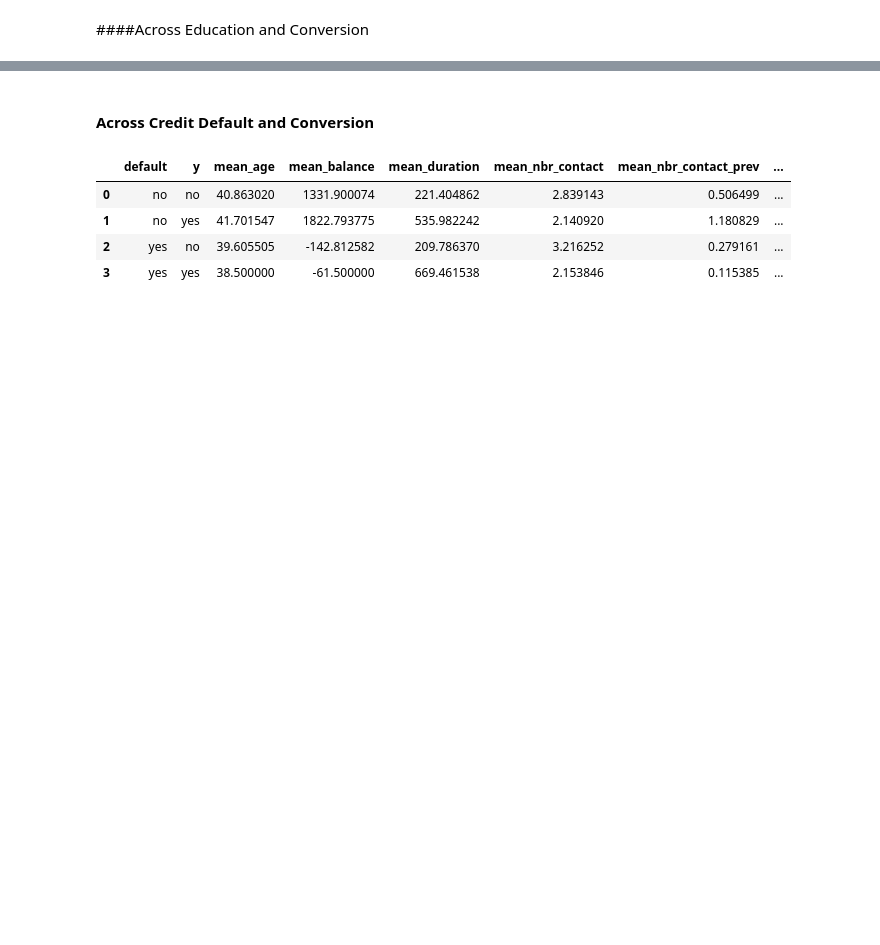
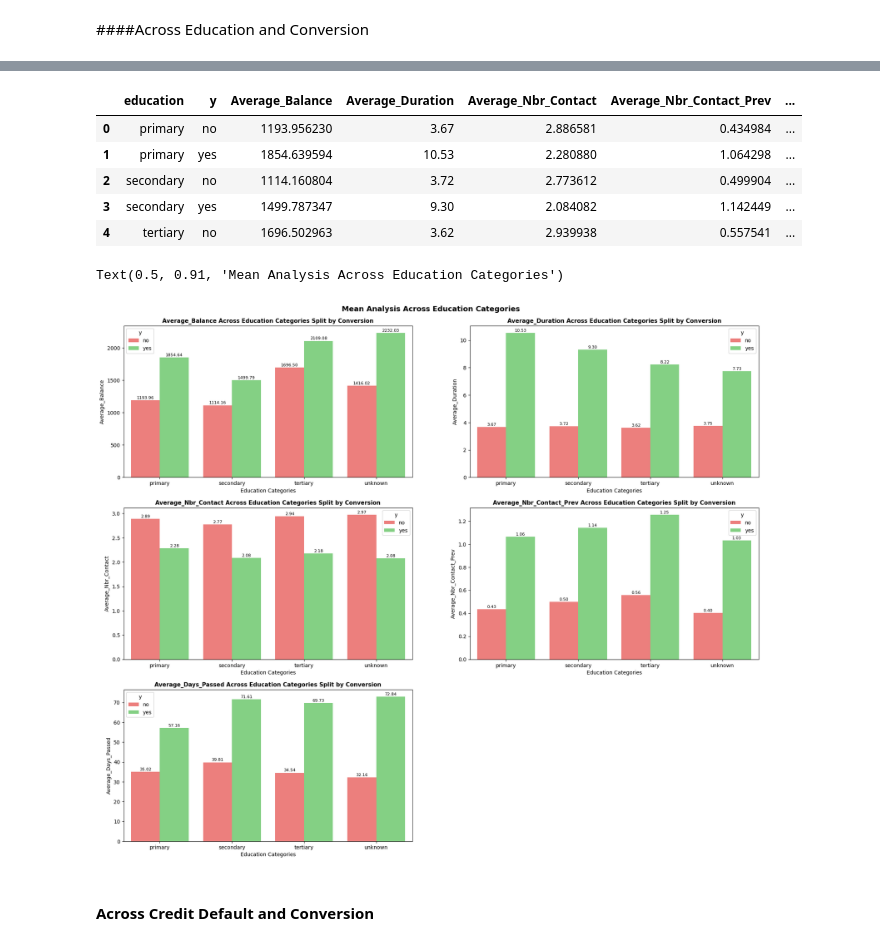
Before and after one commit to chayanbasu007/td_cross_sell_model, a Jupyter notebook: TD_Cross_Sell_Model.ipynb, the cells around one changed output, grey strips where cells are left out. Cells and saved outputs as stored; diff of their text form; code cells hidden in the pictures; blank space fills up the shorter version.

```diff
--- a/TD_Cross_Sell_Model.ipynb
+++ b/TD_Cross_Sell_Model.ipynb
@@ -923,17 +863,41 @@ Text(0.5, 1.0, 'Average Days Across Education Split by Conversion')
+# %%
+#Table
+education_td_df = df.groupby(['education','y']).agg(Average_Balance =('balance','mean'),
+                                  Average_Duration =('duration','mean'),
+                                  Average_Nbr_Contact =('campaign','mean'),
+                                  Average_Nbr_Contact_Prev =('previous','mean'),
+                                  Average_Days_Passed =('pdays','mean'),
+                                  ).reset_index()
+education_td_df['Average_Duration']= (education_td_df['Average_Duration']/60).round(2)
+display(education_td_df.head())
+
+
+#Figure
+fig,axes = plt.subplots(3,2,figsize =(22,18))
+axes = axes.flatten()
+k = 0
+
+for i in job_numeric:
+  sns.barplot(data = education_td_df, x='education', y=i, hue='y', errorbar=None, palette = custom_palette, ax = axes[k])
+  for container in axes[k].containers:
+        axes[k].bar_label(container, fmt='%0.2f', label_type='edge', padding=1, fontsize =8)
+  axes[k].set_xlabel('Education Categories')
+  axes[k].set_ylabel(f'{i}')
+  axes[k].set_title(f'{i} Across Education Categories Split by Conversion Split by Conversion', fontweight ='bold', fontsize = 11)
+
+  k+=1
+axes[5].axis('off')
+#plt.legend(loc = 'upper right',bbox_to_anchor=(1,1))
+plt.suptitle('Mean Analysis Across Education Categories',fontweight ='bold',
+             fontsize =14,y=0.91, x=0.5,ha ='center', va ='top')
+# %% [output]
+|  | education | y | Average_Balance | Average_Duration | Average_Nbr_Contact | Average_Nbr_Contact_Prev | ... |
+| 0 | primary | no | 1193.956230 | 3.67 | 2.886581 | 0.434984 | ... |
+| 1 | primary | yes | 1854.639594 | 10.53 | 2.280880 | 1.064298 | ... |
+| 2 | secondary | no | 1114.160804 | 3.72 | 2.773612 | 0.499904 | ... |
+| 3 | secondary | yes | 1499.787347 | 9.30 | 2.084082 | 1.142449 | ... |
+| 4 | tertiary | no | 1696.502963 | 3.62 | 2.939938 | 0.557541 | ... |
+Text(0.5, 0.91, 'Mean Analysis Across Education Categories')
+[figure, added]
 # %% [markdown]
 #### Across Credit Default and Conversion
-# %%
-default_td_df = df.groupby(['default','y']).agg(mean_age =('age','mean'),
-                                  mean_balance =('balance','mean'),
-                                  mean_duration =('duration','mean'),
-                                  mean_nbr_contact =('campaign','mean'),
-                                  mean_nbr_contact_prev =('previous','mean'),
-                                  mean_pdays =('pdays','mean'),
-                                  ).reset_index()
-default_td_df.head()
-# %% [output]
-|  | default | y | mean_age | mean_balance | mean_duration | mean_nbr_contact | mean_nbr_contact_prev | ... |
-| 0 | no | no | 40.863020 | 1331.900074 | 221.404862 | 2.839143 | 0.506499 | ... |
-| 1 | no | yes | 41.701547 | 1822.793775 | 535.982242 | 2.140920 | 1.180829 | ... |
-| 2 | yes | no | 39.605505 | -142.812582 | 209.786370 | 3.216252 | 0.279161 | ... |
-| 3 | yes | yes | 38.500000 | -61.500000 | 669.461538 | 2.153846 | 0.115385 | ... |
```
Also changed, not shown: parts of 26 cells of this notebook.
